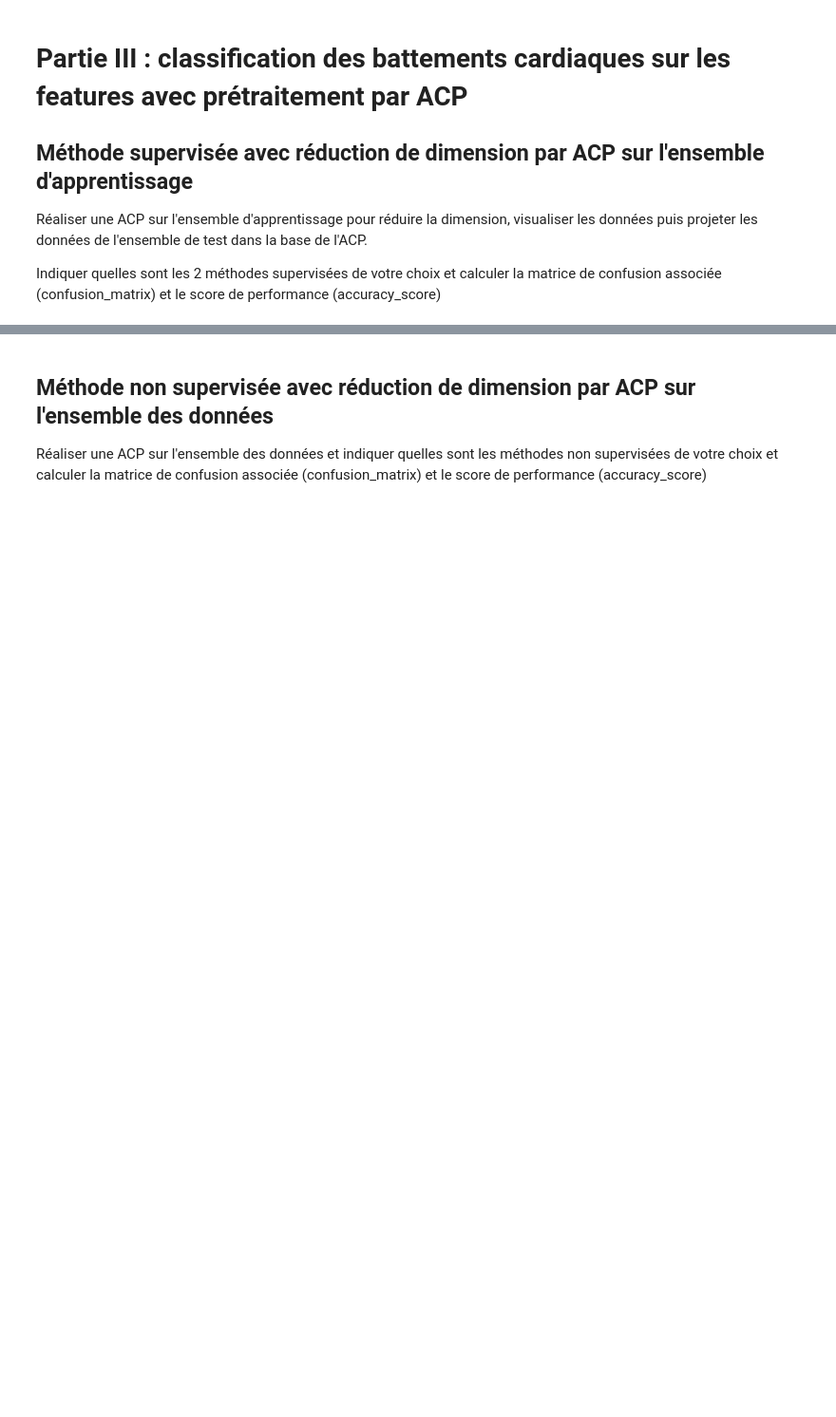
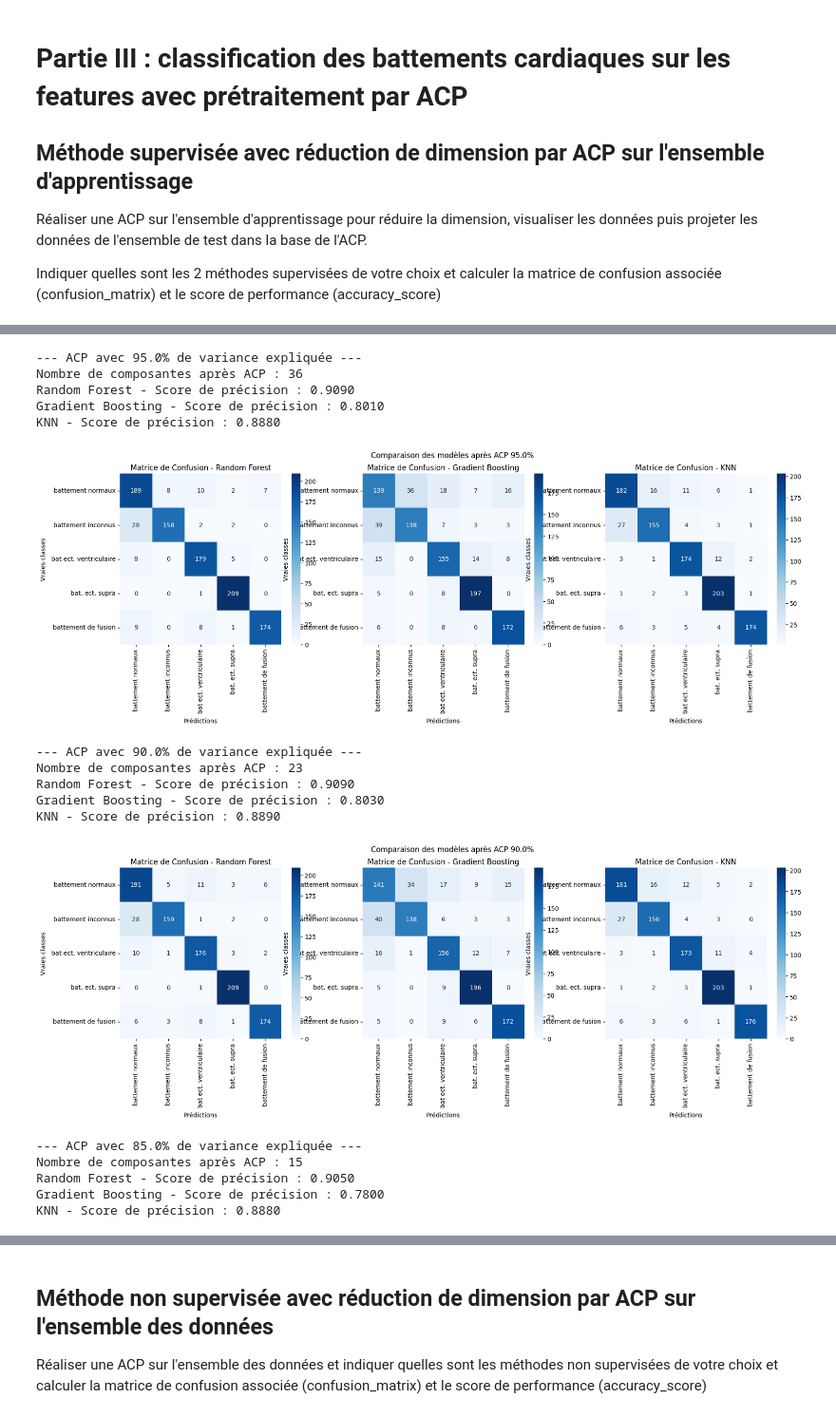
Before and after one commit to AsmaeKarmouchi/Project_ECG_Classification, a Jupyter notebook: ECG.ipynb, the cells around one changed output, grey strips where cells are left out. Shown at 95% size. Saved outputs shown, nothing was run; the diff lists cells and outputs as text; code cells hidden in the pictures; blank space fills up the shorter version.

```diff
--- a/ECG.ipynb
+++ b/ECG.ipynb
@@ -399,2 +401,10 @@ from sklearn.decomposition import PCA
 # %%
-# Calcul de la matrice de confusion
+# Définition des niveaux de variance expliquée
+variance_levels = [0.95, 0.90, 0.85]
+# %%
+from sklearn.preprocessing import StandardScaler
+
+# Normalisation des données
+scaler = StandardScaler()
+DataFeatureApp_normalized = scaler.fit_transform(DataFeatureApp)
+DataFeatureTest_normalized = scaler.transform(DataFeatureTest)
@@ -400,0 +413,70 @@ from sklearn.decomposition import PCA
+# %%
+# Modèles supervisés à tester
+models = {
+    "Random Forest": RandomForestClassifier(n_estimators=100, random_state=42),
+    "Gradient Boosting": GradientBoostingClassifier(n_estimators=10, learning_rate=0.1, random_state=42),
+    "KNN": KNeighborsClassifier(n_neighbors=5)
+}
+# %%
+# Stocker les scores pour chaque modèle et chaque niveau d'ACP
+scores = {model_name: [] for model_name in models.keys()}
+
+# Boucle sur chaque niveau d'ACP
+for variance in variance_levels:
+    print(f"\n--- ACP avec {variance * 100}% de variance expliquée ---")
+
+    # Appliquer l'ACP
+    pca = PCA(n_components=variance)
+    DataFeatureApp_pca = pca.fit_transform(DataFeatureApp_normalized)
+    DataFeatureTest_pca = pca.transform(DataFeatureTest_normalized)
+
+    print(f"Nombre de composantes après ACP : {pca.n_components_}")
+
+    # Créer une figure pour afficher les matrices de confusion des 3 modèles côte à côte
+    fig, axes = plt.subplots(1, 3, figsize=(20, 5))
+
+    # Boucle sur chaque modèle
+    for idx, (model_name, model) in enumerate(models.items()):
+        # Entraînement du modèle
+        model.fit(DataFeatureApp_pca, LabelF_train)
+        pred = model.predict(DataFeatureTest_pca)
+
+        # Calculer la matrice de confusion et le score de précision
+        cm = confusion_matrix(LabelF_test, pred)
+        acc = accuracy_score(LabelF_test, pred)
+        scores[model_name].append(acc)  # Stocker le score
+
+        # Affichage de la matrice de confusion
+        sns.heatmap(cm, annot=True, fmt="d", cmap="Blues", xticklabels=label_name, yticklabels=label_name, ax=axes[idx])
+        axes[idx].set_title(f"Matrice de Confusion - {model_name}")
+        axes[idx].set_xlabel("Prédictions")
+        axes[idx].set_ylabel("Vraies classes")
+
+        print(f"{model_name} - Score de précision : {acc:.4f}")
+
+    plt.suptitle(f"Comparaison des modèles après ACP {variance * 100}%")
+    plt.show()
+
+# Afficher les résultats finaux
+print("\n--- Résumé des scores de précision ---")
+for model_name, acc_list in scores.items():
+    for idx, variance in enumerate(variance_levels):
+        print(f"{model_name} - ACP {variance * 100}% : {acc_list[idx]:.4f}")
+# %% [output]
+--- ACP avec 95.0% de variance expliquée ---
+Nombre de composantes après ACP : 36
+Random Forest - Score de précision : 0.9090
+Gradient Boosting - Score de précision : 0.8010
+KNN - Score de précision : 0.8880
+[figure, added]
+--- ACP avec 90.0% de variance expliquée ---
+Nombre de composantes après ACP : 23
+Random Forest - Score de précision : 0.9090
+Gradient Boosting - Score de précision : 0.8030
+KNN - Score de précision : 0.8890
+[figure, added]
+--- ACP avec 85.0% de variance expliquée ---
+Nombre de composantes après ACP : 15
+Random Forest - Score de précision : 0.9050
+Gradient Boosting - Score de précision : 0.7800
+KNN - Score de précision : 0.8880
```
Also changed, not shown: parts of 5 cells of this notebook, 1 other file.
